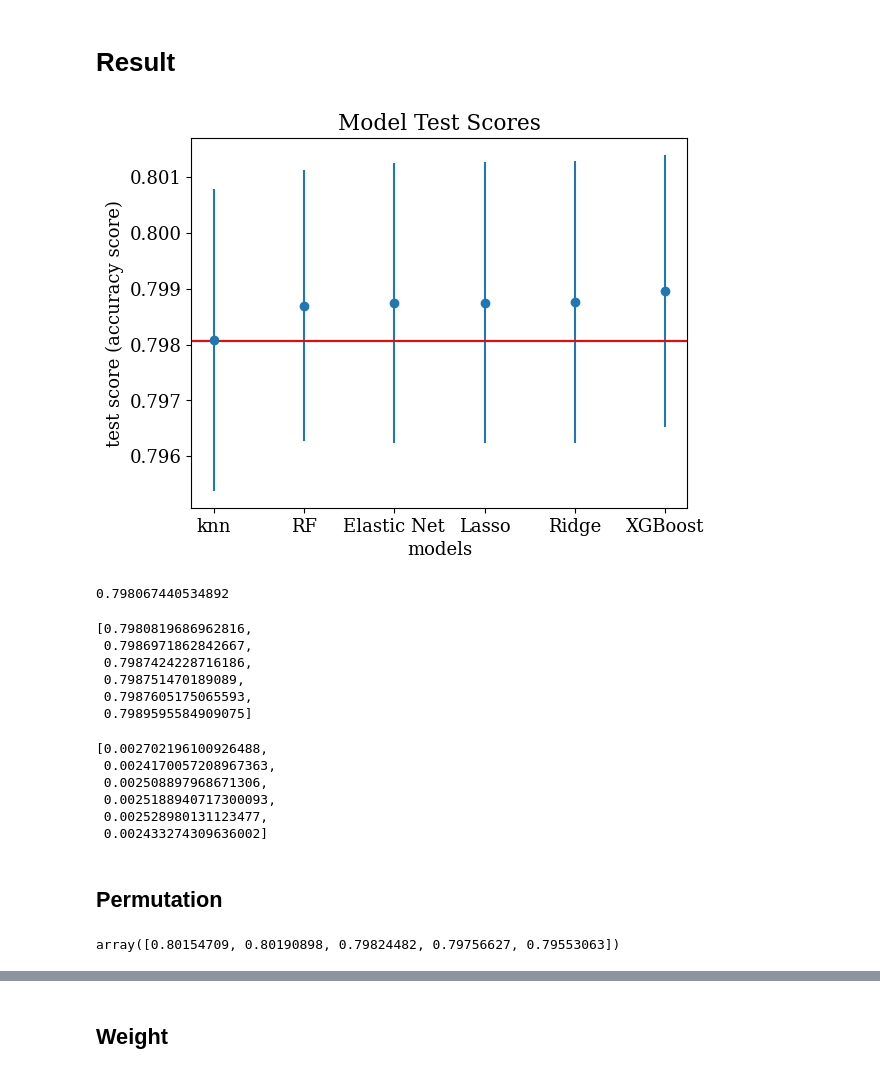
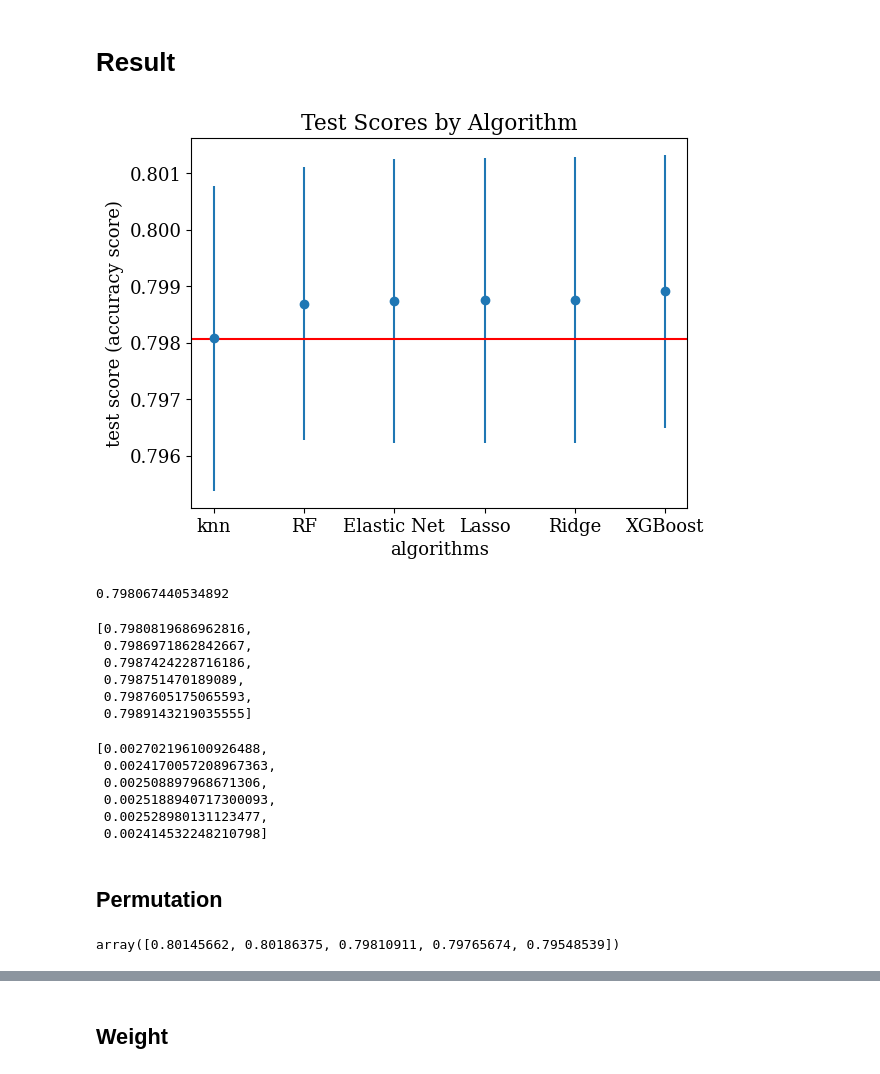
Before and after one commit to f18bc/data1030project, a Jupyter notebook: src/Final Project.ipynb, the cells around one changed output, grey strips where cells are left out. Cells and saved outputs as stored; diff of their text form; code cells hidden in the pictures.

```diff
--- a/src/Final Project.ipynb
+++ b/src/Final Project.ipynb
@@ -1169,6 +1169,8 @@ import xgboost
 nr_states = 5
 test_scores = np.zeros(nr_states)
 final_models = []
+
+test_sets = []
 
 # loop through the different random states
 for i in range(nr_states):
@@ -1184,6 +1186,8 @@ for i in range(nr_states):
     X_train_prep = prep.fit_transform(X_train)
     X_val_prep = prep.transform(X_val)
     X_test_prep = prep.transform(X_test)
+
+    test_sets.append([X_test_prep,y_test])
 
     # decide which parameters to tune and what values to try
     # the default value of any parameter not specified here will be used
@@ -1360,20 +1364,20 @@ final_models_xgboost1 = final_models
 # %%
 models= ["knn", "RF", "Elastic Net", "Lasso", "Ridge", "XGBoost"]
 
-tmp = [test_scores_knn, test_scores_rf,test_scores_en,test_scores_lasso,test_scores_ridge,test_scores_xgboost1]
+tmp = [test_scores_knn, test_scores_rf,test_scores_en,test_scores_lasso,test_scores_ridge,test_scores_xgboost]
 means = [np.mean(i) for i in tmp]
 stds = [np.std(i) for i in tmp]
 
 bl = sum(original_df['No-show'] == 'No')/original_df.shape[0]
-plt.title("Model Test Scores")
+plt.title("Test Scores by Algorithm")
 plt.errorbar(models,means,yerr=stds,label = "test scores", fmt = "o")
 plt.axhline(y=bl, color='r', linestyle='-')
-plt.xlabel("models")
+plt.xlabel("algorithms")
 plt.ylabel("test score (accuracy score)")
 plt.savefig('testscores.png', dpi=300, bbox_inches='tight')
 plt.show()
 # %% [output]
-[figure, old version]
+[figure, new version]
 # %%
 bl
 # %% [output]
@@ -1386,7 +1390,7 @@ means
  0.7987424228716186,
  0.798751470189089,
  0.7987605175065593,
- 0.7989595584909075]
+ 0.7989143219035555]
 # %%
 stds
 # %% [output]
@@ -1395,11 +1399,11 @@ stds
  0.002508897968671306,
  0.0025188940717300093,
  0.002528980131123477,
- 0.002433274309636002]
+ 0.002414532248210798]
 # %% [markdown]
 ## Permutation
 # %%
-test_scores_xgboost1
+test_scores_xgboost
 # %% [output]
-array([0.80154709, 0.80190898, 0.79824482, 0.79756627, 0.79553063])
+array([0.80145662, 0.80186375, 0.79810911, 0.79765674, 0.79548539])
 # %%
```
Also changed, not shown: parts of 20 cells of this notebook, 17 other files.
